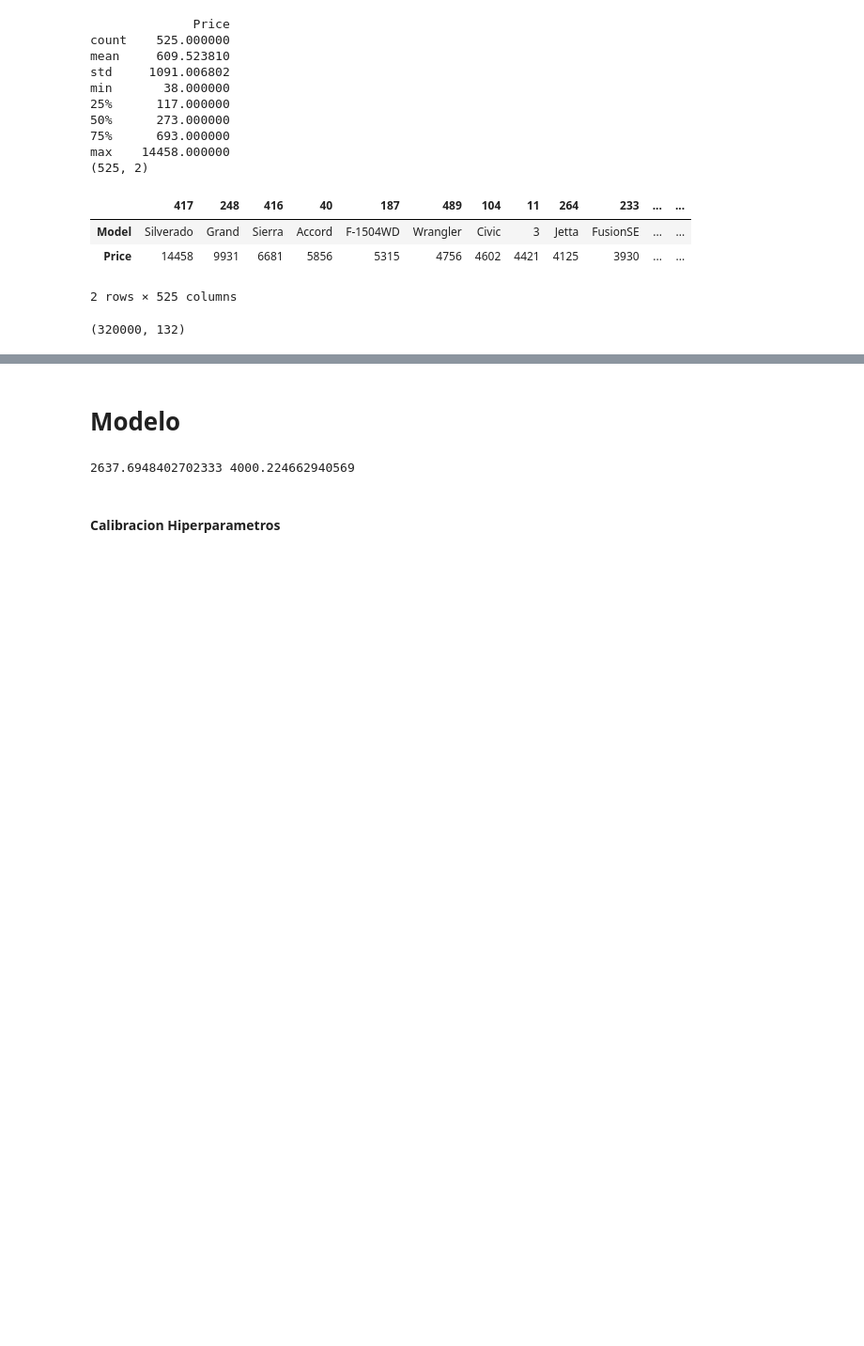
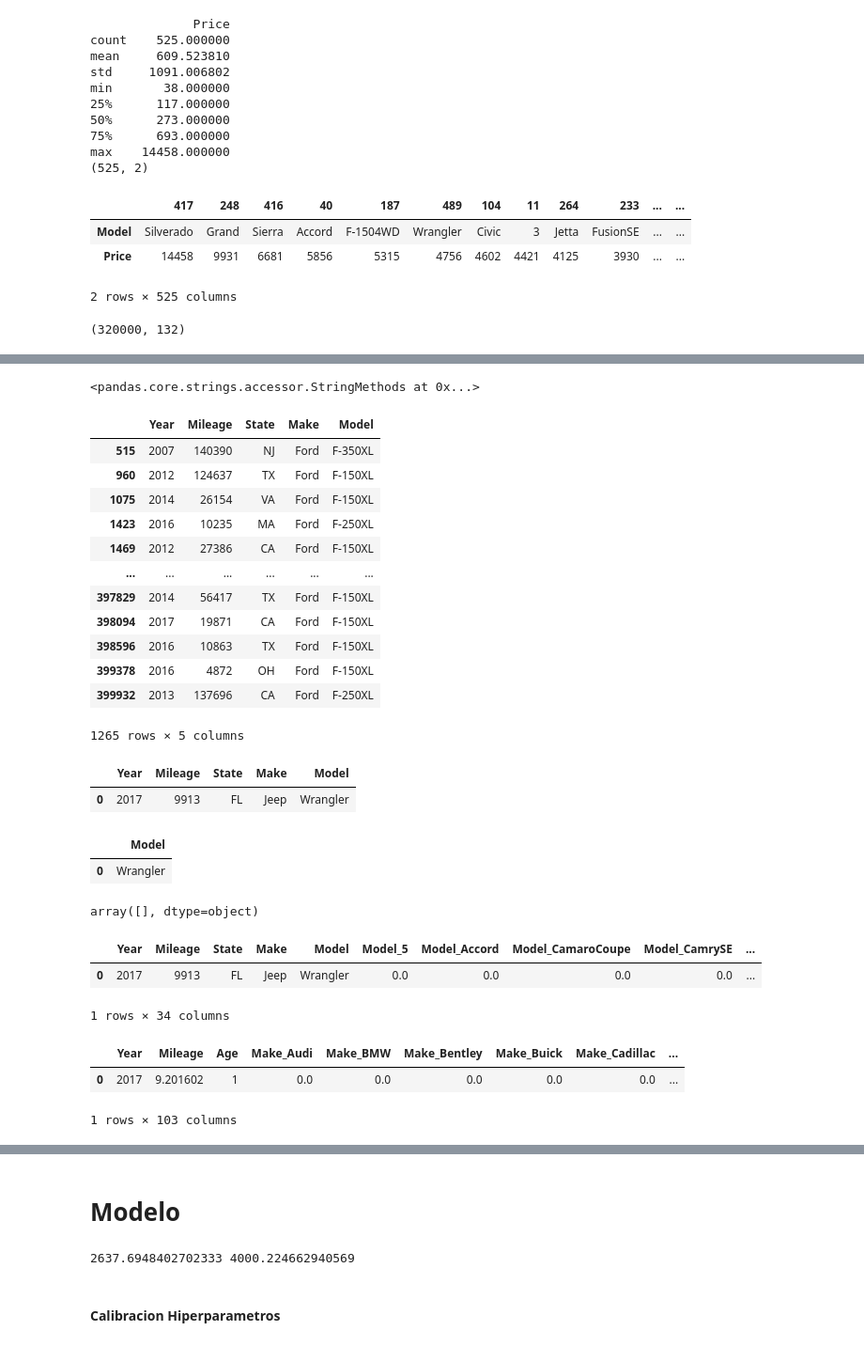
Before and after one commit to dfgomezc/pry_pric_cars, a Jupyter notebook: SCRIPTS/psg_modelo_prediccion_precios_veh.ipynb, the cells around one changed output, grey strips where cells are left out. Shown at 94% size. Cells and saved outputs as stored; diff of their text form; code cells hidden in the pictures; blank space fills up the shorter version.

Commit message:
correccion model deployment

```diff
--- a/SCRIPTS/psg_modelo_prediccion_precios_veh.ipynb
+++ b/SCRIPTS/psg_modelo_prediccion_precios_veh.ipynb
@@ -426,0 +426,61 @@ X_test_transformed.shape
+# %%
+X["Model"].str
+# %% [output]
+<pandas.core.strings.accessor.StringMethods at 0x...>
+# %%
+c = X["Model"].str.contains("XL$",regex=True)
+X[c]
+# %% [output]
+|  | Year | Mileage | State | Make | Model |
+| 515 | 2007 | 140390 | NJ | Ford | F-350XL |
+| 960 | 2012 | 124637 | TX | Ford | F-150XL |
+| 1075 | 2014 | 26154 | VA | Ford | F-150XL |
+| 1423 | 2016 | 10235 | MA | Ford | F-250XL |
+| 1469 | 2012 | 27386 | CA | Ford | F-150XL |
+| ... | ... | ... | ... | ... | ... |
+| 397829 | 2014 | 56417 | TX | Ford | F-150XL |
+| 398094 | 2017 | 19871 | CA | Ford | F-150XL |
+| 398596 | 2016 | 10863 | TX | Ford | F-150XL |
+| 399378 | 2016 | 4872 | OH | Ford | F-150XL |
+| 399932 | 2013 | 137696 | CA | Ford | F-250XL |
+1265 rows × 5 columns
+# %%
+Year = 2017
+Mileage = 9913
+State = 'FL'
+Make = 'Jeep'
+Model = 'Wrangler'
+
+Xs = pd.DataFrame([Year,Mileage,State,Make, Model], index=['Year','Mileage','State','Make', 'Model']).T
+Xs
+# %% [output]
+|  | Year | Mileage | State | Make | Model |
+| 0 | 2017 | 9913 | FL | Jeep | Wrangler |
+# %%
+Xs[["Model"]]
+# %% [output]
+|  | Model |
+| 0 | Wrangler |
+# %%
+encoder_model.get_feature_names_out()
+# %% [output]
+array([], dtype=object)
+# %%
+encoder_model.transform(Xs[["Model"]])
+
+
+#pd.DataFrame(encoder_model.transform(Xs[["Model"]]).toarray(), columns = encoder_model.get_feature_names_out(), index = Xs.index)
+
+pd.concat([Xs,pd.DataFrame(encoder_model.transform(Xs[["Model"]]).toarray(), columns = encoder_model.get_feature_names_out(), index = Xs.index)], axis = 1)
+# %% [output]
+|  | Year | Mileage | State | Make | Model | Model_5 | Model_Accord | Model_CamaroCoupe | Model_CamrySE | ... |
+| 0 | 2017 | 9913 | FL | Jeep | Wrangler | 0.0 | 0.0 | 0.0 | 0.0 | ... |
+1 rows × 34 columns
+# %%
+xs_transformed = transformar(Xs,2018,dict_maker,dict_models,encoder_model,encoder)
+
+xs_transformed
+# %% [output]
+|  | Year | Mileage | Age | Make_Audi | Make_BMW | Make_Bentley | Make_Buick | Make_Cadillac | ... |
+| 0 | 2017 | 9.201602 | 1 | 0.0 | 0.0 | 0.0 | 0.0 | 0.0 | ... |
+1 rows × 103 columns
```
Also changed, not shown: parts of 16 cells of this notebook.
